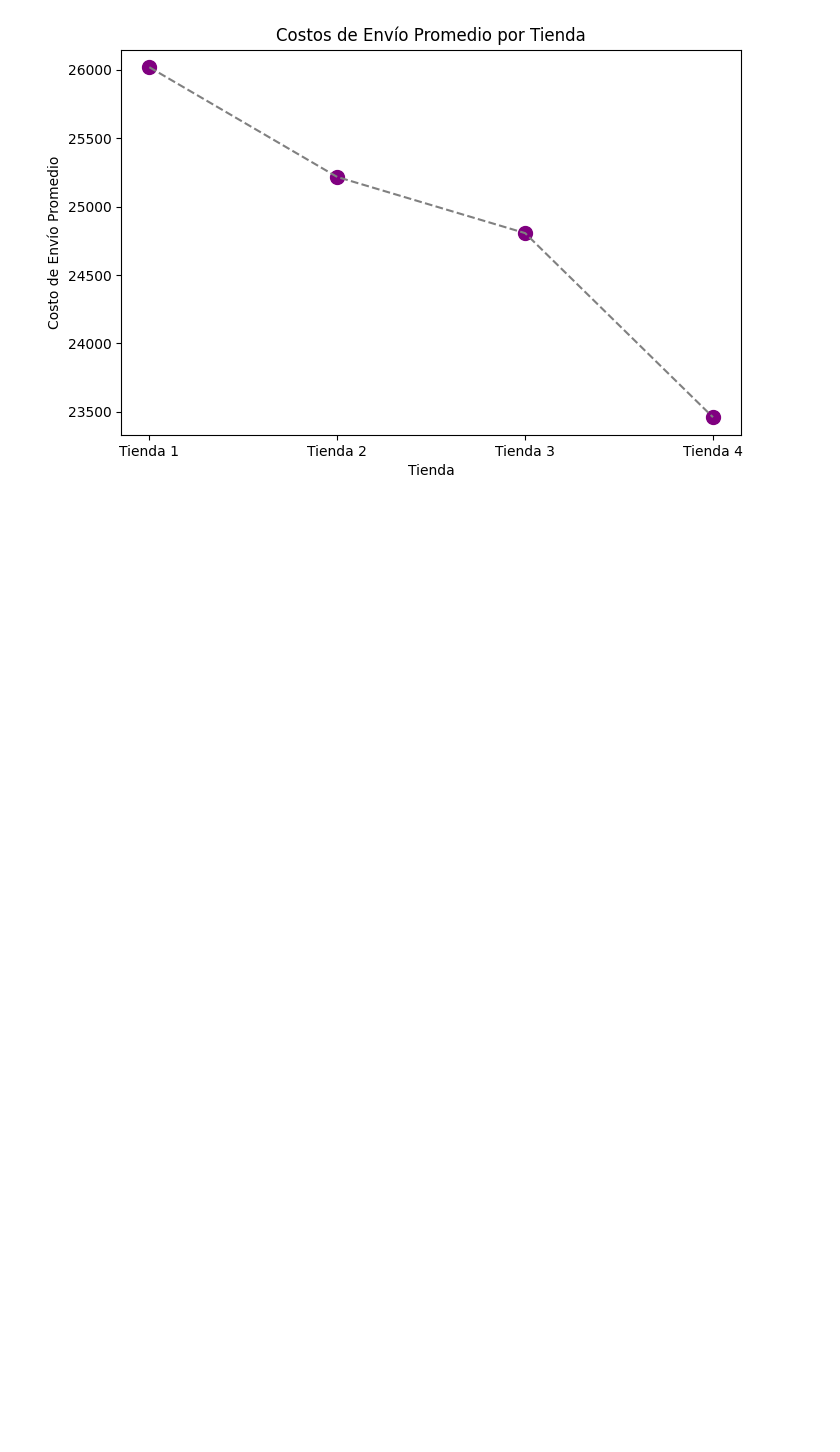
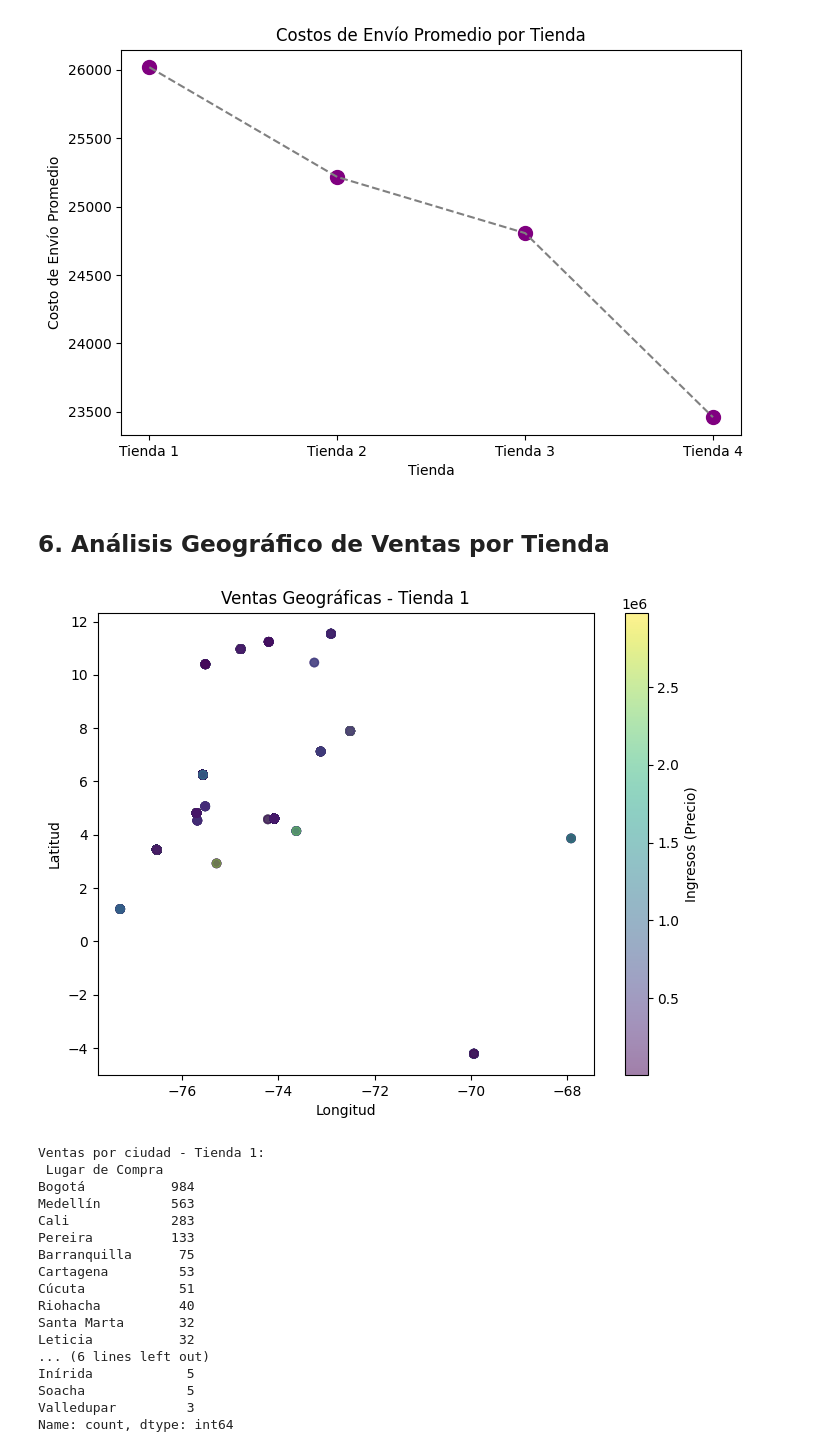
Before and after one commit to carlo55anchez/alura-store-dataAnalysis, a Jupyter notebook: AluraStoreLatam.ipynb, the cells around one changed output. Saved outputs shown, nothing was run; the diff lists cells and outputs as text; code cells hidden in the pictures; blank space fills up the shorter version.

```diff
--- a/AluraStoreLatam.ipynb
+++ b/AluraStoreLatam.ipynb
@@ -222,3 +222,38 @@ plt.ylabel('Costo de Envío Promedio')
 plt.show()
 # %% [output]
 [figure]
+# %% [markdown]
+## 6. Análisis Geográfico de Ventas por Tienda
+# %%
+import matplotlib.pyplot as plt
+
+# Tienda 1
+plt.figure(figsize=(8, 6))
+plt.scatter(tienda['lon'], tienda['lat'], c=tienda['Precio'], cmap='viridis', alpha=0.5)
+plt.colorbar(label='Ingresos (Precio)')
+plt.title('Ventas Geográficas - Tienda 1')
+plt.xlabel('Longitud')
+plt.ylabel('Latitud')
+plt.show()
+
+ventas_por_ciudad_tienda1 = tienda['Lugar de Compra'].value_counts()
+print("Ventas por ciudad - Tienda 1:\n", ventas_por_ciudad_tienda1)
+# %% [output]
+[figure, added]
+Ventas por ciudad - Tienda 1:
+ Lugar de Compra
+Bogotá           984
+Medellín         563
+Cali             283
+Pereira          133
+Barranquilla      75
+Cartagena         53
+Cúcuta            51
+Riohacha          40
+Santa Marta       32
+Leticia           32
+... (6 lines left out)
+Inírida            5
+Soacha             5
+Valledupar         3
+Name: count, dtype: int64
```
Also changed, not shown: parts of 12 cells of this notebook.
